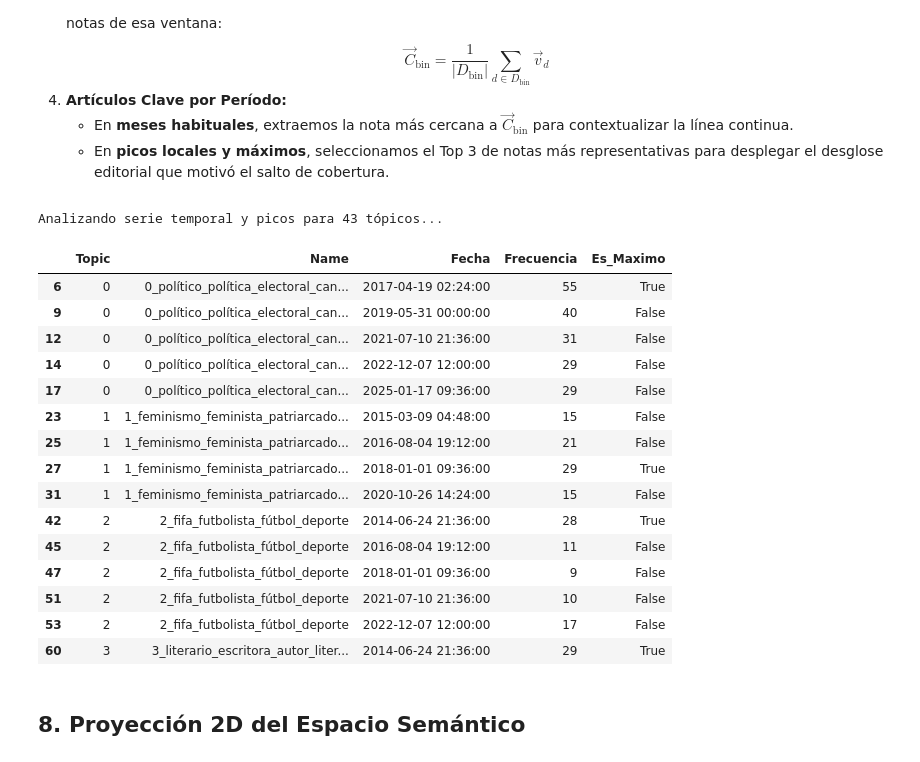
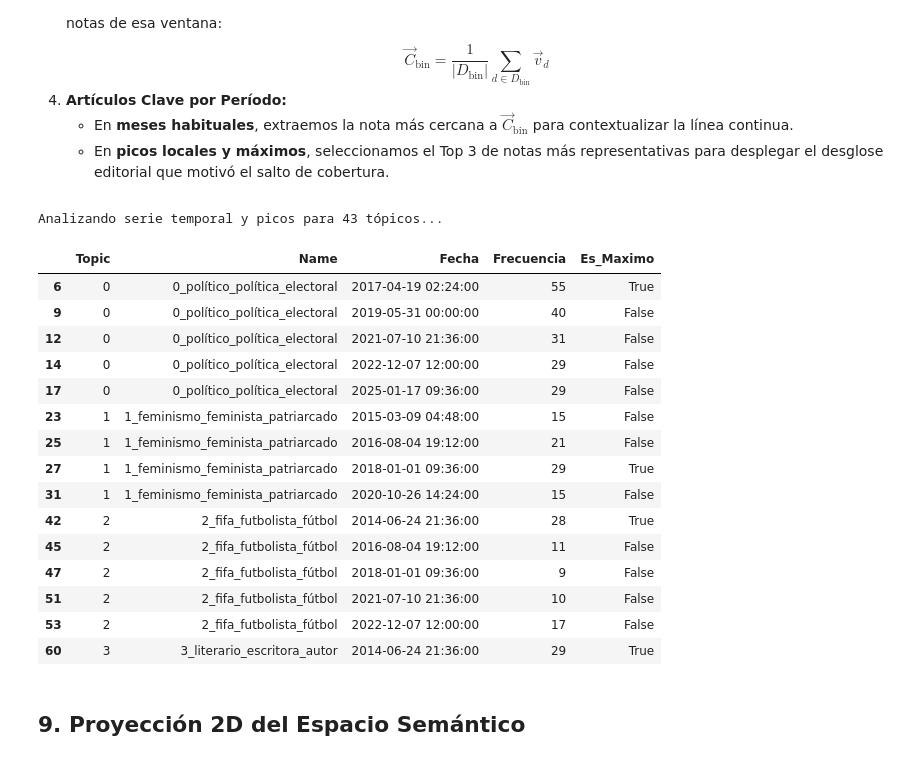
Before and after one commit to MauricioKreszczuk/anfibia-unsam, a Jupyter notebook: notebooks/06.5_bertopic_hibrido.ipynb, the cells around one changed output. Cells and saved outputs as stored; diff of their text form; code cells hidden in the pictures.

Commit message:
fix de errores 06.5

```diff
--- a/notebooks/06.5_bertopic_hibrido.ipynb
+++ b/notebooks/06.5_bertopic_hibrido.ipynb
@@ -577,6 +579,15 @@ unique_timestamps = sorted(pd.to_datetime(topics_over_time["Timestamp"].unique()
 
 top_topics_ids = topic_model.get_topic_info().query("Topic != -1")["Topic"].tolist()
 
+# Mapeo seguro de nombres de tópicos usando el modelo entrenado
+topic_names_dict = {}
+for t_id in top_topics_ids:
+    words_weights = topic_model.get_topic(t_id)
+    if words_weights:
+        topic_names_dict[t_id] = f"{t_id}_" + "_".join([w for w, _ in words_weights[:3]])
+    else:
+        topic_names_dict[t_id] = f"Topic_{t_id}"
+
 timeline_data = []
 
 print(f"Analizando serie temporal y picos para {len(top_topics_ids)} tópicos...")
@@ -587,10 +598,11 @@ for t_id in top_topics_ids:
     if df_t.empty:
         continue
 
-    t_name = df_t["Name"].iloc[0]
+    # Asignación segura del nombre desde el diccionario (evita KeyError: 'Name')
+    t_name = topic_names_dict.get(t_id, f"Topic_{t_id}")
     freqs = df_t["Frequency"].values
 
-    # --- Detección de múltiples picos (CORREGIDA) ---
+    # --- Detección de múltiples picos ---
     umbral = max(MIN_FREQ_PICO, freqs.mean())
 
     if len(freqs) > 2:
@@ -629,48 +641,48 @@ for t_id in top_topics_ids:
         if indices_bin:
             # Centroide local del bin
             ref_vector = embeddings_naturales[indices_bin].mean(axis=0, keepdims=True)
             similitudes = cosine_similarity(embeddings_naturales[indices_bin], ref_vector).flatten()
             top_locales = np.argsort(similitudes)[::-1][:n_necesarias]
 
             for rank, idx_local in enumerate(top_locales, start=1):
                 idx_global = indices_bin[idx_local]
                 nota = df.loc[idx_global]
                 notas_list.append({
                     "Titulo": nota.get("title_text", "Sin título"),
                     "Tagline": str(nota.get("tagline", ""))[:80] if pd.notna(nota.get("tagline")) else "",
                     "Tag": str(nota.get("post_tag", "")).split(";")[0].strip() if pd.notna(nota.get("post_tag")) else ""
                 })
 
         timeline_data.append({
             "Topic": t_id,
             "Name": t_name,
             "Fecha": fecha_dt,
             "Frecuencia": freq,
             "Es_Pico": is_peak,
             "Es_Maximo": is_max,
             "Articulos": notas_list
         })
 
 df_timeline = pd.DataFrame(timeline_data)
 display(df_timeline[df_timeline["Es_Pico"] == True][["Topic", "Name", "Fecha", "Frecuencia", "Es_Maximo"]].head(15))
 # %% [output]
 Analizando serie temporal y picos para 43 tópicos...
 |  | Topic | Name | Fecha | Frecuencia | Es_Maximo |
-| 6 | 0 | 0_político_política_electoral_can... | 2017-04-19 02:24:00 | 55 | True |
-| 9 | 0 | 0_político_política_electoral_can... | 2019-05-31 00:00:00 | 40 | False |
-| 12 | 0 | 0_político_política_electoral_can... | 2021-07-10 21:36:00 | 31 | False |
-| 14 | 0 | 0_político_política_electoral_can... | 2022-12-07 12:00:00 | 29 | False |
-| 17 | 0 | 0_político_política_electoral_can... | 2025-01-17 09:36:00 | 29 | False |
-| 23 | 1 | 1_feminismo_feminista_patriarcado... | 2015-03-09 04:48:00 | 15 | False |
-| 25 | 1 | 1_feminismo_feminista_patriarcado... | 2016-08-04 19:12:00 | 21 | False |
-| 27 | 1 | 1_feminismo_feminista_patriarcado... | 2018-01-01 09:36:00 | 29 | True |
-| 31 | 1 | 1_feminismo_feminista_patriarcado... | 2020-10-26 14:24:00 | 15 | False |
-| 42 | 2 | 2_fifa_futbolista_fútbol_deporte | 2014-06-24 21:36:00 | 28 | True |
-| 45 | 2 | 2_fifa_futbolista_fútbol_deporte | 2016-08-04 19:12:00 | 11 | False |
-| 47 | 2 | 2_fifa_futbolista_fútbol_deporte | 2018-01-01 09:36:00 | 9 | False |
-| 51 | 2 | 2_fifa_futbolista_fútbol_deporte | 2021-07-10 21:36:00 | 10 | False |
-| 53 | 2 | 2_fifa_futbolista_fútbol_deporte | 2022-12-07 12:00:00 | 17 | False |
-| 60 | 3 | 3_literario_escritora_autor_liter... | 2014-06-24 21:36:00 | 29 | True |
+| 6 | 0 | 0_político_política_electoral | 2017-04-19 02:24:00 | 55 | True |
+| 9 | 0 | 0_político_política_electoral | 2019-05-31 00:00:00 | 40 | False |
+| 12 | 0 | 0_político_política_electoral | 2021-07-10 21:36:00 | 31 | False |
+| 14 | 0 | 0_político_política_electoral | 2022-12-07 12:00:00 | 29 | False |
+| 17 | 0 | 0_político_política_electoral | 2025-01-17 09:36:00 | 29 | False |
+| 23 | 1 | 1_feminismo_feminista_patriarcado | 2015-03-09 04:48:00 | 15 | False |
+| 25 | 1 | 1_feminismo_feminista_patriarcado | 2016-08-04 19:12:00 | 21 | False |
+| 27 | 1 | 1_feminismo_feminista_patriarcado | 2018-01-01 09:36:00 | 29 | True |
+| 31 | 1 | 1_feminismo_feminista_patriarcado | 2020-10-26 14:24:00 | 15 | False |
+| 42 | 2 | 2_fifa_futbolista_fútbol | 2014-06-24 21:36:00 | 28 | True |
+| 45 | 2 | 2_fifa_futbolista_fútbol | 2016-08-04 19:12:00 | 11 | False |
+| 47 | 2 | 2_fifa_futbolista_fútbol | 2018-01-01 09:36:00 | 9 | False |
+| 51 | 2 | 2_fifa_futbolista_fútbol | 2021-07-10 21:36:00 | 10 | False |
+| 53 | 2 | 2_fifa_futbolista_fútbol | 2022-12-07 12:00:00 | 17 | False |
+| 60 | 3 | 3_literario_escritora_autor | 2014-06-24 21:36:00 | 29 | True |
 # %%
 import plotly.graph_objects as go
 import plotly.express as px
@@ -787,5 +799,5 @@ fig.update_xaxes(showgrid=True, gridcolor="#ebebeb")
 fig.write_html(GRAFICOS_DIR / "02_evolucion_topicos_completa.html")
 fig.show()
 # %% [markdown]
-## 8. Proyección 2D del Espacio Semántico
+## 9. Proyección 2D del Espacio Semántico
 # %%
```
Also changed, not shown: parts of 3 cells of this notebook.
